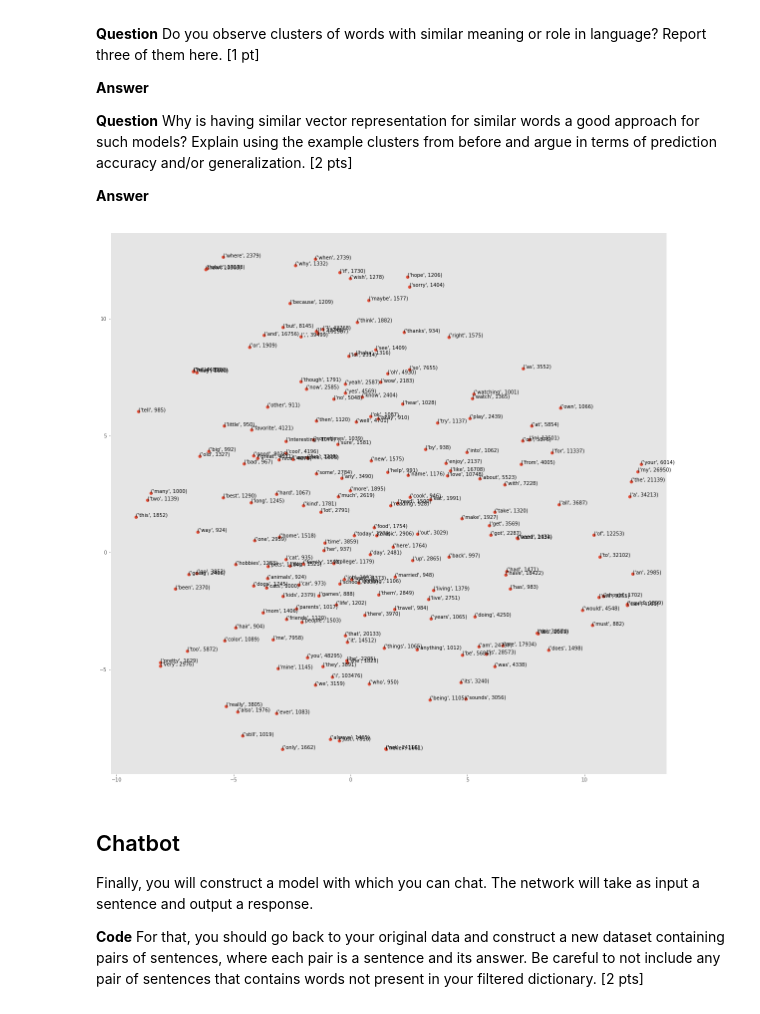
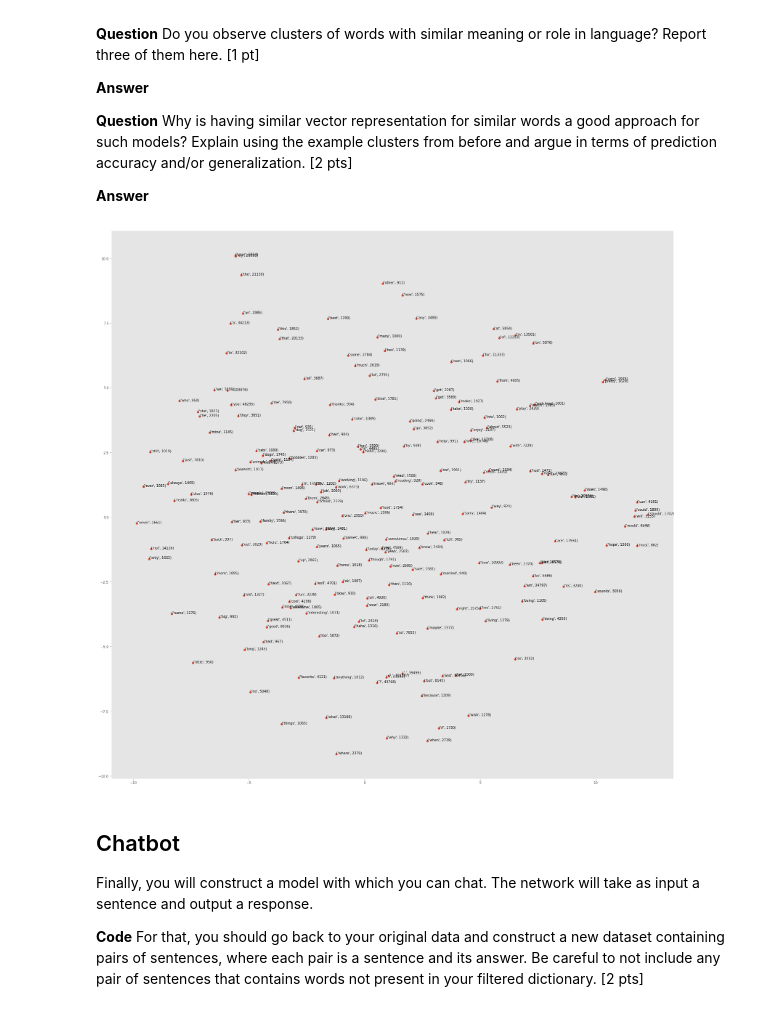
Before and after one commit to mikanikos/ANN-Chatbot, a Jupyter notebook: andrea/miniproject2_ChatBot.ipynb, the cells around one changed output. Saved outputs shown, nothing was run; the diff lists cells and outputs as text; code cells hidden in the pictures.

```diff
--- a/andrea/miniproject2_ChatBot.ipynb
+++ b/andrea/miniproject2_ChatBot.ipynb
@@ -279,10 +279,10 @@ _ = plt.violinplot([i for i in lens.elements()], showmeans=True)
 # %% [output]
 [figure]
 # %%
-## Visually it appears as if 20 is a reasonable cutoff
-maxlen = 20
+## Visually it appears as if 25 is a reasonable cutoff
+maxlen = 25
 ## Generate padded sequences; create a flat representation as well
-padded = [pad_sequences(conversation, maxlen, padding="post") for conversation in tokenized]
+padded = [pad_sequences(conversation, maxlen, padding="post", truncating="post") for conversation in tokenized]
 padded_flat = [sentence for conversation in padded for sentence in conversation]
 padded_flat[:5]
 # %% [output]
@@ -714,14 +913,14 @@ Here, you are asked to visualize the embedding layer.
 # %%
 top_200_words = cnt.most_common(200)
 l = [i[0] for i in top_200_words]
-batches = [l[i:i + 19] for i in range(0, len(l), 19)]
+batches = [l[i:i + 24] for i in range(0, len(l), 24)]
 
 batches_token = [[tokens.index(word) for word in batch] for batch in batches]
-batches_padded = pad_sequences(batches_token, maxlen-1, padding="post")
+batches_padded = pad_sequences(batches_token, maxlen-1, padding="post", truncating="post")
 # %%
 input_l = Input(shape=(maxlen-1,), name="input")
 
-emb_l = Embedding(len(tokens), embedding_size, embeddings_initializer=keras.initializers.Constant(np.load("best_embedding.npy")[0]), mask_zero=True, name="embedding", trainable=False)(input_l)
+emb_l = Embedding(len(tokens), embedding_size, embeddings_initializer=keras.initializers.Constant(np.load("best_embedding_2.npy")[0]), mask_zero=True, name="embedding", trainable=False)(input_l)
 
 model_emb = Model(inputs = [input_l], outputs = [emb_l])
 # %%
@@ -736,13 +935,13 @@ embs = tsne.fit_transform(embeddings)
 x_coords = embs[:, 0]
 y_coords = embs[:, 1]
 # %%
-plt.figure(figsize=(20,20))
+plt.figure(figsize=(30,30))
 plt.scatter(x_coords, y_coords)
 for label, x, y in zip(top_200_words, x_coords, y_coords):
     plt.annotate(label, xy=(x, y), xytext=(0, 0), textcoords='offset points')
-plt.savefig("emb_2D.png")
+plt.savefig("emb_viz.png")
 # %% [output]
-[figure, old version]
+[figure, new version]
 # %% [markdown]
 ## Chatbot
 
```
Also changed, not shown: parts of 18 cells of this notebook.
